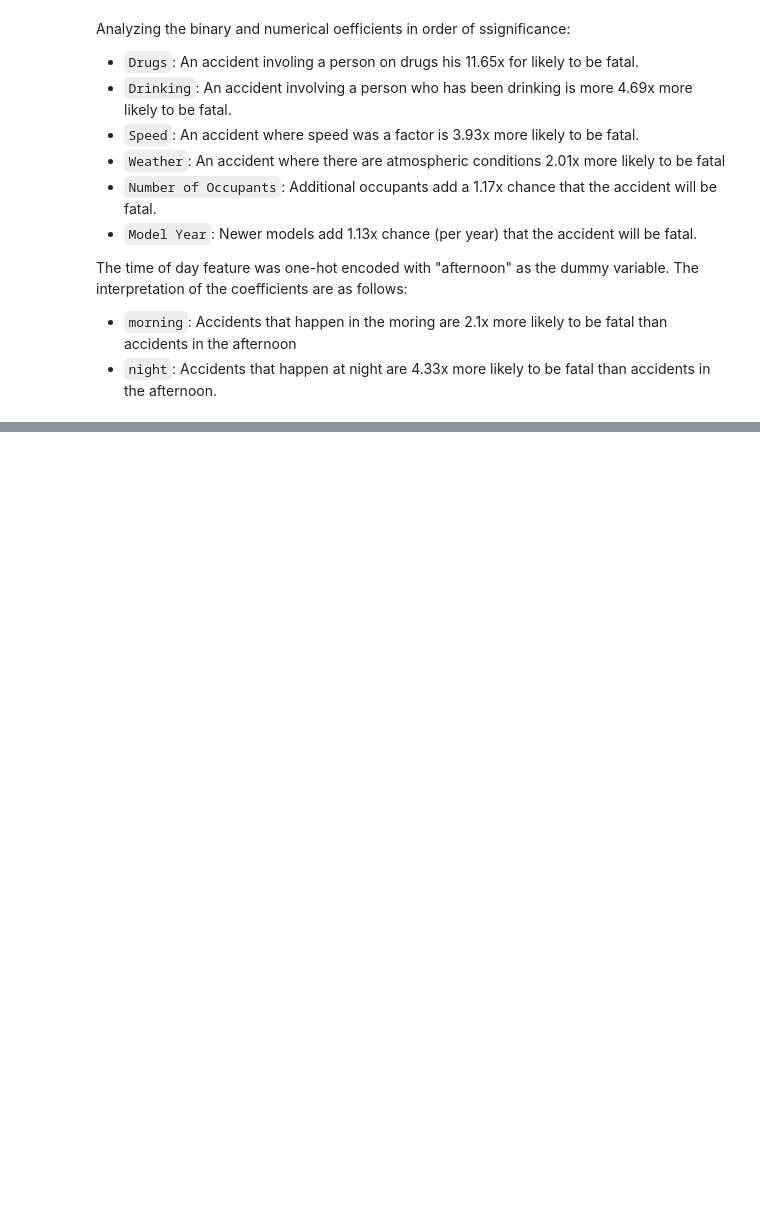
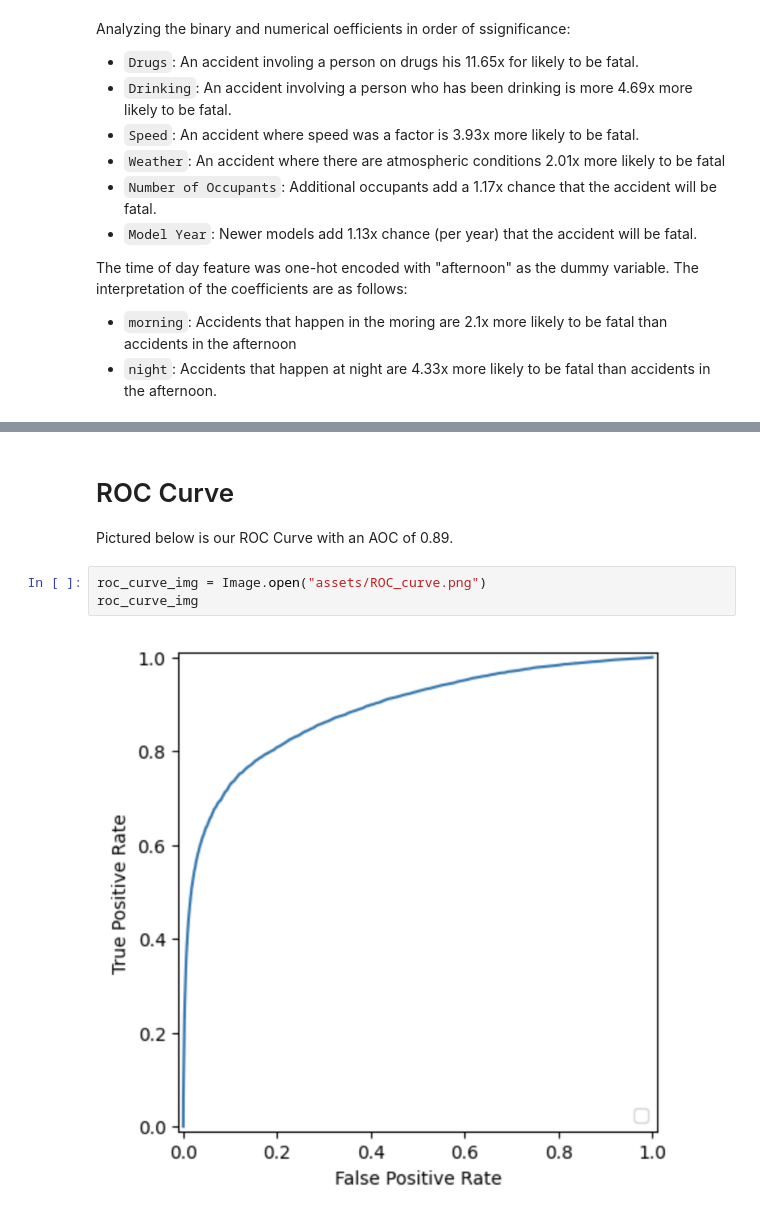
Before and after one commit to LMY014/Math189-Project, a Jupyter notebook: Final-Report.ipynb, the cells around one changed output, grey strips where cells are left out. Saved outputs shown, nothing was run; the diff lists cells and outputs as text; blank space fills up the shorter version.

```diff
--- a/Final-Report.ipynb
+++ b/Final-Report.ipynb
@@ -273,0 +315,8 @@ The time of day feature was one-hot encoded with "afternoon" as the dummy variab
+# %% [markdown]
+# ROC Curve
+Pictured below is our ROC Curve with an AOC of 0.89.
+# %%
+roc_curve_img = Image.open("assets/ROC_curve.png")
+roc_curve_img
+# %% [output]
+[figure, added]
```
Also changed, not shown: parts of 2 cells of this notebook, 1 other file.
